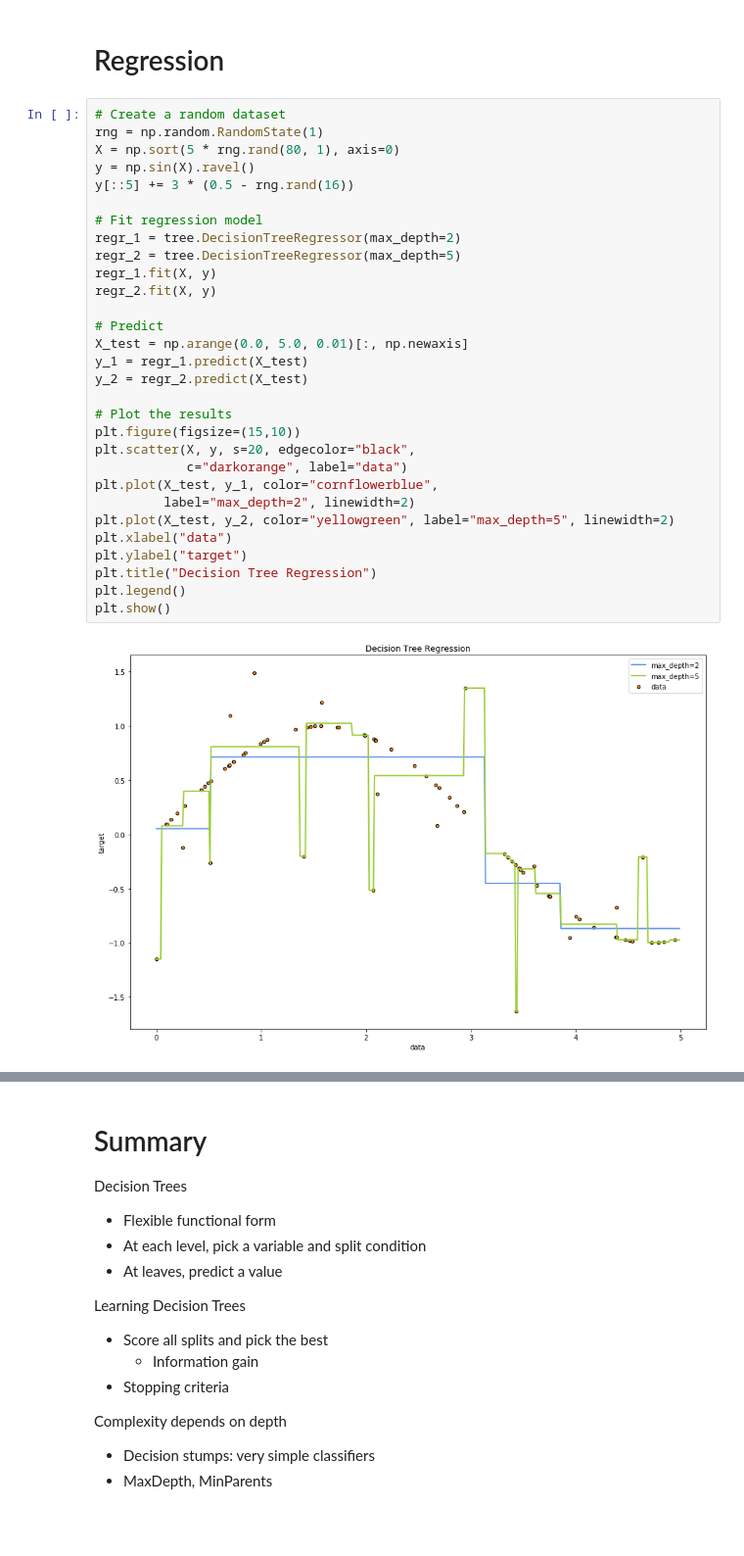
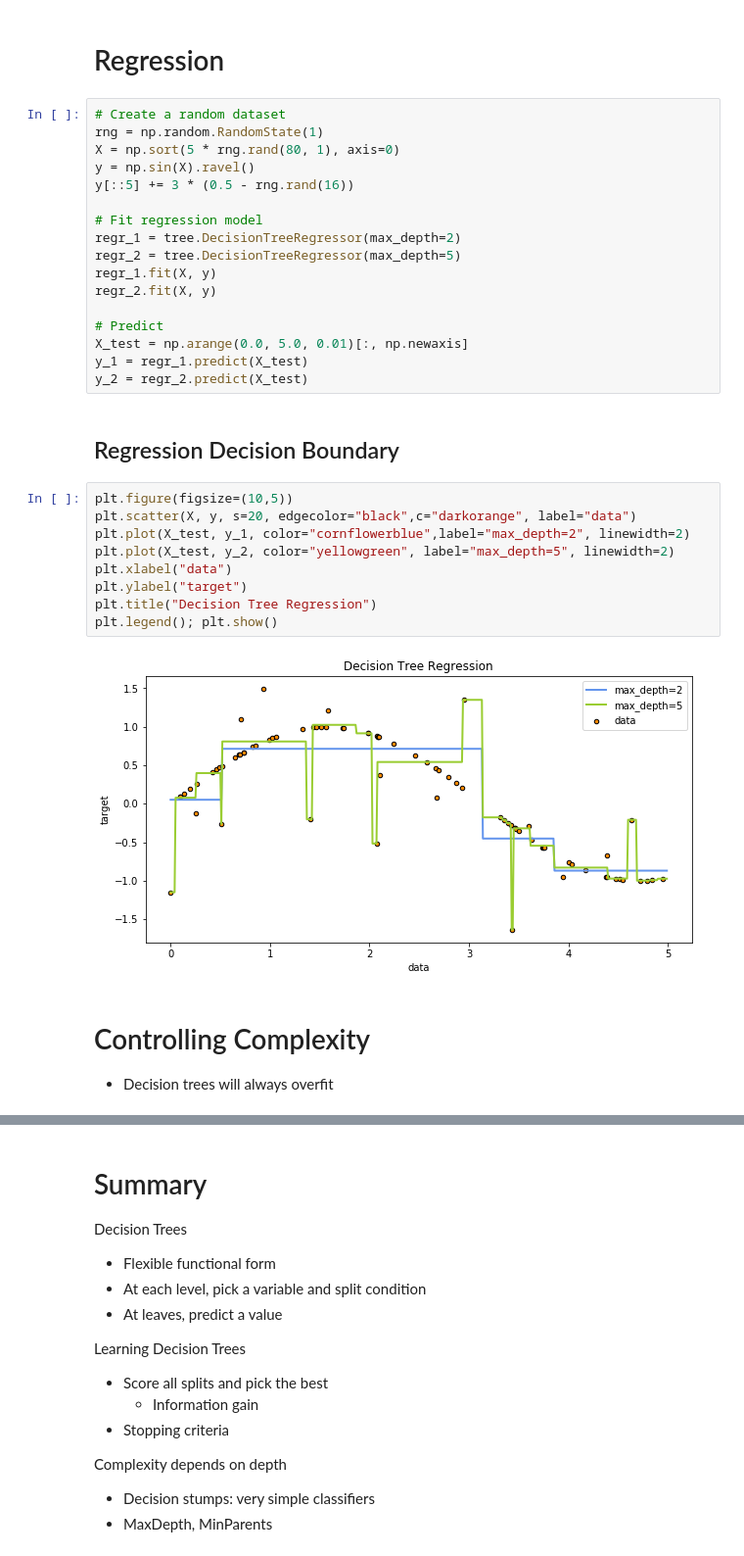
Before and after one commit to jordanott/DataScience, a Jupyter notebook: Notebooks/Decision Trees.ipynb, the cells around one changed output, grey strips where cells are left out. Shown: that part at 98% size. Saved outputs shown, nothing was run; the diff lists cells and outputs as text; blank space fills up the shorter version.

```diff
--- a/Notebooks/Decision Trees.ipynb
+++ b/Notebooks/Decision Trees.ipynb
@@ -162,19 +166,20 @@ regr_2.fit(X, y)
 X_test = np.arange(0.0, 5.0, 0.01)[:, np.newaxis]
 y_1 = regr_1.predict(X_test)
 y_2 = regr_2.predict(X_test)
-
-# Plot the results
-plt.figure(figsize=(15,10))
-plt.scatter(X, y, s=20, edgecolor="black",
-            c="darkorange", label="data")
-plt.plot(X_test, y_1, color="cornflowerblue",
-         label="max_depth=2", linewidth=2)
-plt.plot(X_test, y_2, color="yellowgreen", label="max_depth=5", linewidth=2)
-plt.xlabel("data")
-plt.ylabel("target")
-plt.title("Decision Tree Regression")
-plt.legend()
-plt.show()
-# %% [output]
-[figure, removed]
+# %% [markdown]
+## Regression Decision Boundary
+# %%
+plt.figure(figsize=(10,5))
+plt.scatter(X, y, s=20, edgecolor="black",c="darkorange", label="data")
+plt.plot(X_test, y_1, color="cornflowerblue",label="max_depth=2", linewidth=2)
+plt.plot(X_test, y_2, color="yellowgreen", label="max_depth=5", linewidth=2)
+plt.xlabel("data")
+plt.ylabel("target")
+plt.title("Decision Tree Regression")
+plt.legend(); plt.show()
+# %% [output]
+[figure, added]
+# %% [markdown]
+# Controlling Complexity
+* Decision trees will always overfit
 # %% [markdown]
```
Also changed, not shown: parts of 21 cells of this notebook.
